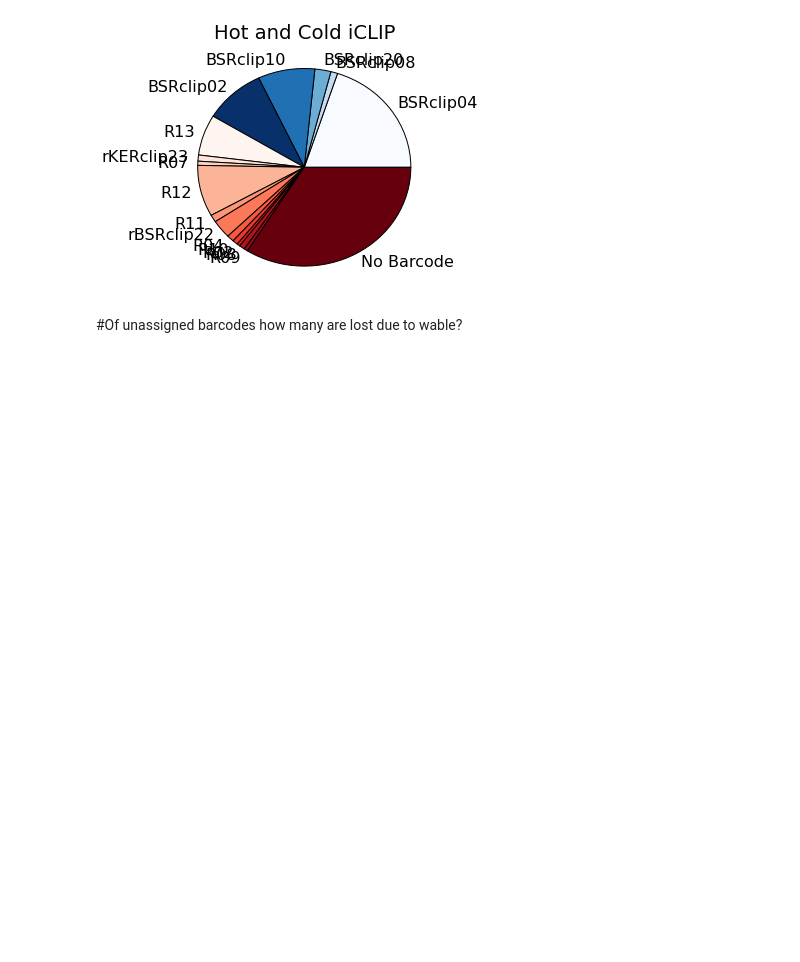
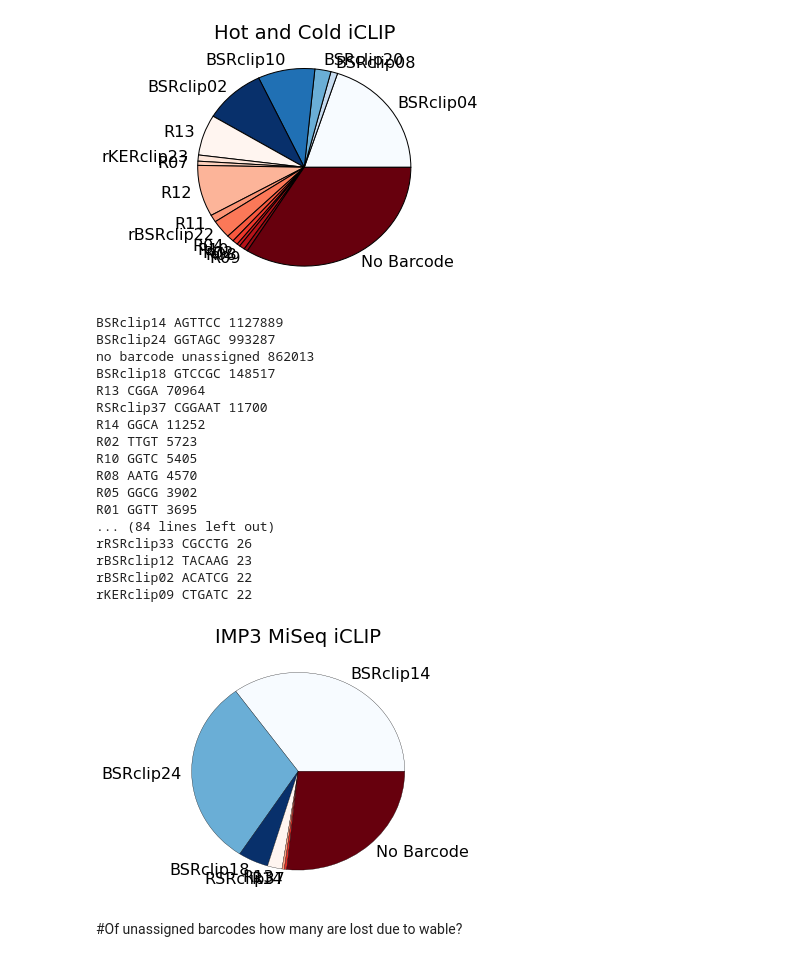
Before and after one commit to gpratt/iPython_Notebook, a Jupyter notebook: encode_analysis.ipynb, the cells around one changed output. Saved outputs shown, nothing was run; the diff lists cells and outputs as text; code cells hidden in the pictures; blank space fills up the shorter version.

Commit message:
added mecp2 basic analysis, and updated encode analysis

```diff
--- a/encode_analysis.ipynb
+++ b/encode_analysis.ipynb
@@ -1533,6 +1537,35 @@ SBRclip40 CTCAGA 5
 rRSRclip27 AGGAAT 4
 KERclip13 AGTCAA 4
 [figure]
+# %%
+with Figure(os.path.join(img_dir, "imp2_l.svg"), figsize=(4,4)) as fig:
+    ax = fig.add_subplot(1,1,1)
+    barcodes = parse_barcodes(os.path.join(analysis_dir, "031314IMP3_S1_L001_R1_001.fastq.metrics"))
+    print_barcodes(barcodes, combined_map, 100)
+
+    expected = "BSRclip24 BSRclip16 BSRclip14 BSRclip18".split()
+
+    calculate_on_target(ax, barcodes, combined_map, expected)
+    title(unicode("IMP3 MiSeq iCLIP"))
+# %% [output]
+BSRclip14 AGTTCC 1127889
+BSRclip24 GGTAGC 993287
+no barcode unassigned 862013
+BSRclip18 GTCCGC 148517
+R13 CGGA 70964
+RSRclip37 CGGAAT 11700
+R14 GGCA 11252
+R02 TTGT 5723
+R10 GGTC 5405
+R08 AATG 4570
+R05 GGCG 3902
+R01 GGTT 3695
+... (84 lines left out)
+rRSRclip33 CGCCTG 26
+rBSRclip12 TACAAG 23
+rBSRclip02 ACATCG 22
+rKERclip09 CTGATC 22
+[figure, added]
 # %% [markdown]
 #Of unassigned barcodes how many are lost due to wable?
 # %%
```
Also changed, not shown: parts of 2 cells of this notebook, 3 other files.
